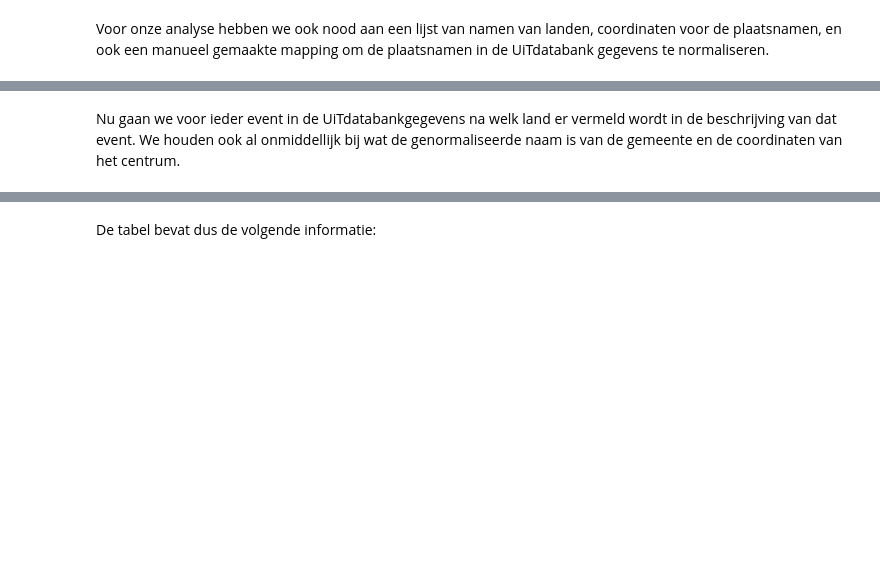
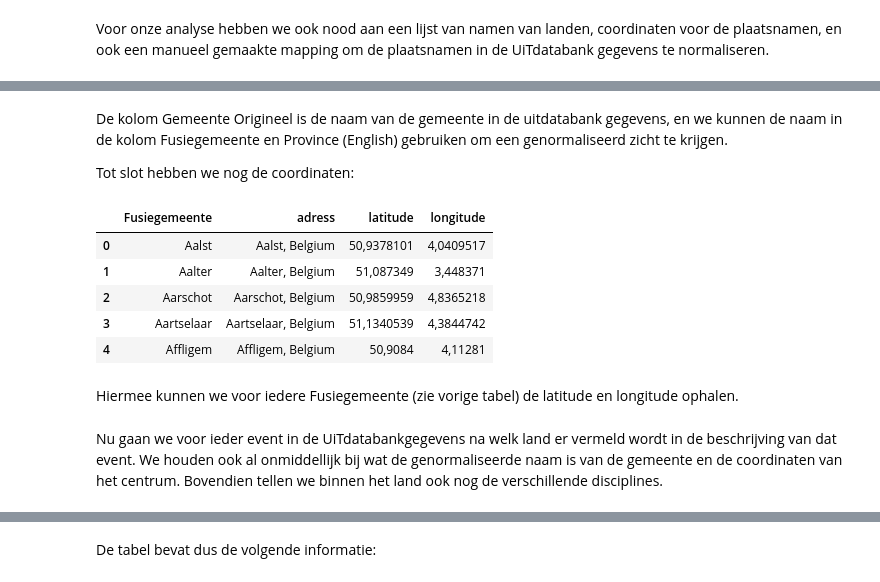
Before and after one commit to Kunstenpunt/datakunstjes, a Jupyter notebook: corpusanalyse uitdatabank/corpusanalyse.ipynb, the cells around one changed output, grey strips where cells are left out. Cells and saved outputs as stored; diff of their text form; code cells hidden in the pictures; blank space fills up the shorter version.

```diff
--- a/corpusanalyse uitdatabank/corpusanalyse.ipynb
+++ b/corpusanalyse uitdatabank/corpusanalyse.ipynb
@@ -35,4 +92,19 @@ coord = read_csv("coordinaten.csv", delimiter=';')
+# %% [markdown]
+De kolom Gemeente Origineel is de naam van de gemeente in de uitdatabank gegevens, en we kunnen de naam in de kolom Fusiegemeente en Province (English) gebruiken om een genormaliseerd zicht te krijgen.
+
+Tot slot hebben we nog de coordinaten:
+# %%
+coord.head()
+# %% [output]
+|  | Fusiegemeente | adress | latitude | longitude |
+| 0 | Aalst | Aalst, Belgium | 50,9378101 | 4,0409517 |
+| 1 | Aalter | Aalter, Belgium | 51,087349 | 3,448371 |
+| 2 | Aarschot | Aarschot, Belgium | 50,9859959 | 4,8365218 |
+| 3 | Aartselaar | Aartselaar, Belgium | 51,1340539 | 4,3844742 |
+| 4 | Affligem | Affligem, Belgium | 50,9084 | 4,11281 |
+# %% [markdown]
+Hiermee kunnen we voor iedere Fusiegemeente (zie vorige tabel) de latitude en longitude ophalen.
 # %% [markdown]
-Nu gaan we voor ieder event in de UiTdatabankgegevens na welk land er vermeld wordt in de beschrijving van dat event. We houden ook al onmiddellijk bij wat de genormaliseerde naam is van de gemeente en de coordinaten van het centrum.
+Nu gaan we voor ieder event in de UiTdatabankgegevens na welk land er vermeld wordt in de beschrijving van dat event. We houden ook al onmiddellijk bij wat de genormaliseerde naam is van de gemeente en de coordinaten van het centrum. Bovendien tellen we binnen het land ook nog de verschillende disciplines.
 # %%
 data = {}
```
Also changed, not shown: parts of 22 cells of this notebook, 14 other files.
